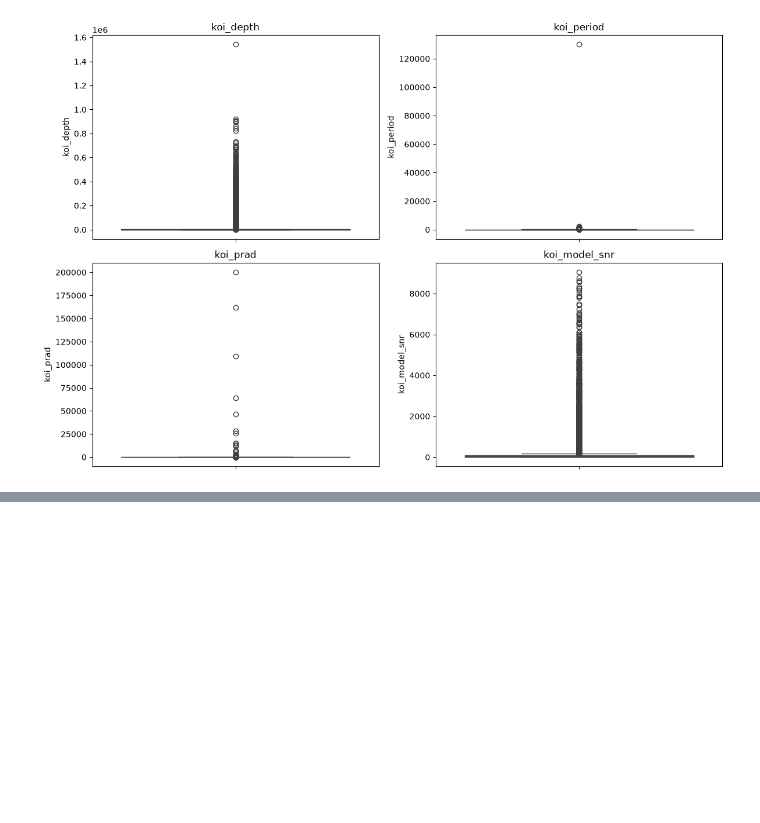
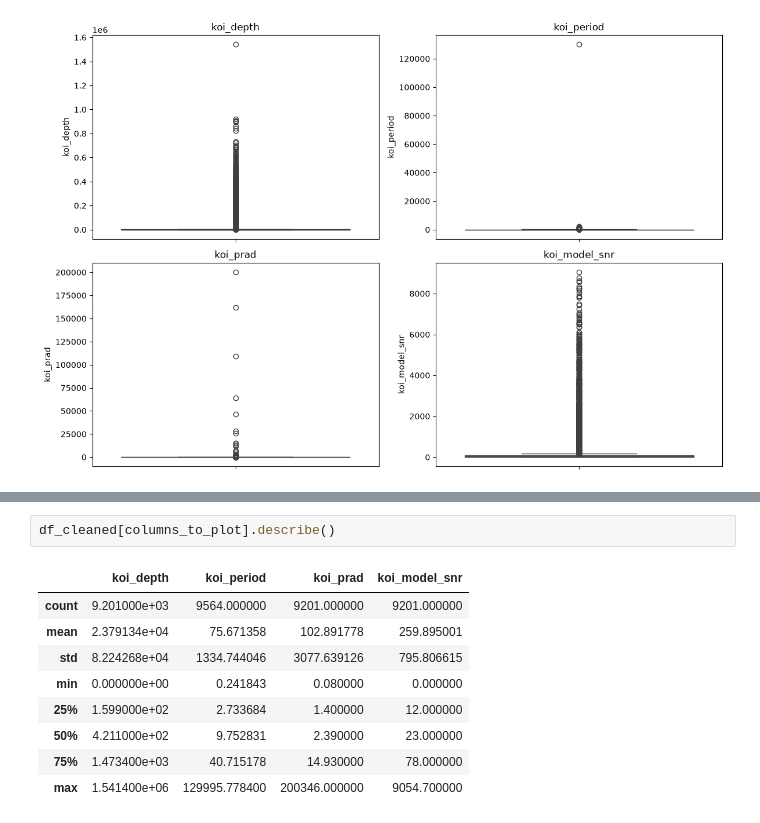
Before and after one commit to devikarapillai/Kepler-Exoplant_Classification, a Jupyter notebook: Nasa Kepler Exoplanent Detection.ipynb, the cells around one changed output, grey strips where cells are left out. Cells and saved outputs as stored; diff of their text form; blank space fills up the shorter version.

```diff
--- a/Nasa Kepler Exoplanent Detection.ipynb
+++ b/Nasa Kepler Exoplanent Detection.ipynb
@@ -537,0 +563,12 @@ plt.show()
+# %%
+df_cleaned[columns_to_plot].describe()
+# %% [output]
+|  | koi_depth | koi_period | koi_prad | koi_model_snr |
+| count | 9.201000e+03 | 9564.000000 | 9201.000000 | 9201.000000 |
+| mean | 2.379134e+04 | 75.671358 | 102.891778 | 259.895001 |
+| std | 8.224268e+04 | 1334.744046 | 3077.639126 | 795.806615 |
+| min | 0.000000e+00 | 0.241843 | 0.080000 | 0.000000 |
+| 25% | 1.599000e+02 | 2.733684 | 1.400000 | 12.000000 |
+| 50% | 4.211000e+02 | 9.752831 | 2.390000 | 23.000000 |
+| 75% | 1.473400e+03 | 40.715178 | 14.930000 | 78.000000 |
+| max | 1.541400e+06 | 129995.778400 | 200346.000000 | 9054.700000 |
```
Also changed, not shown: parts of 10 cells of this notebook.
